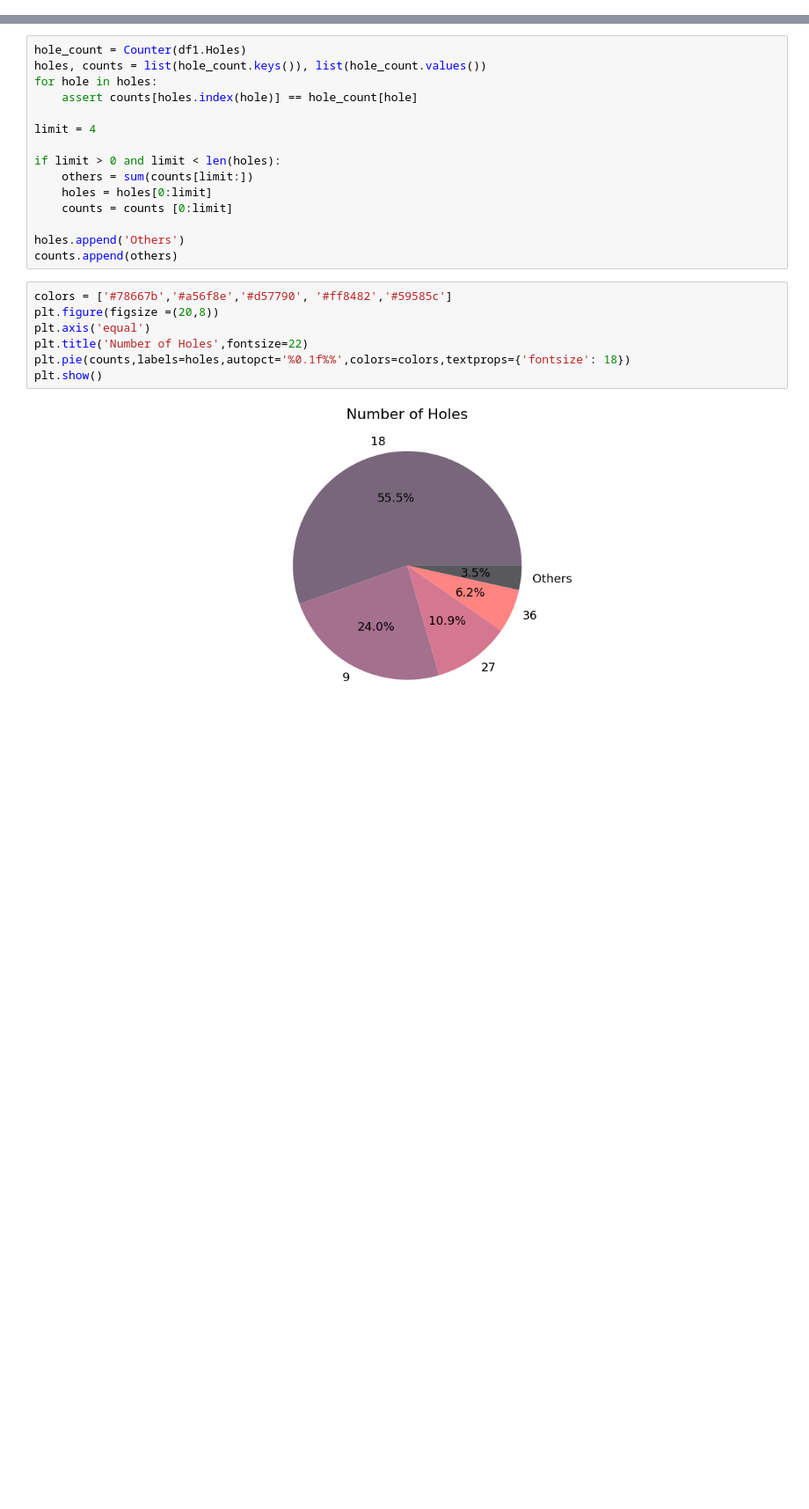
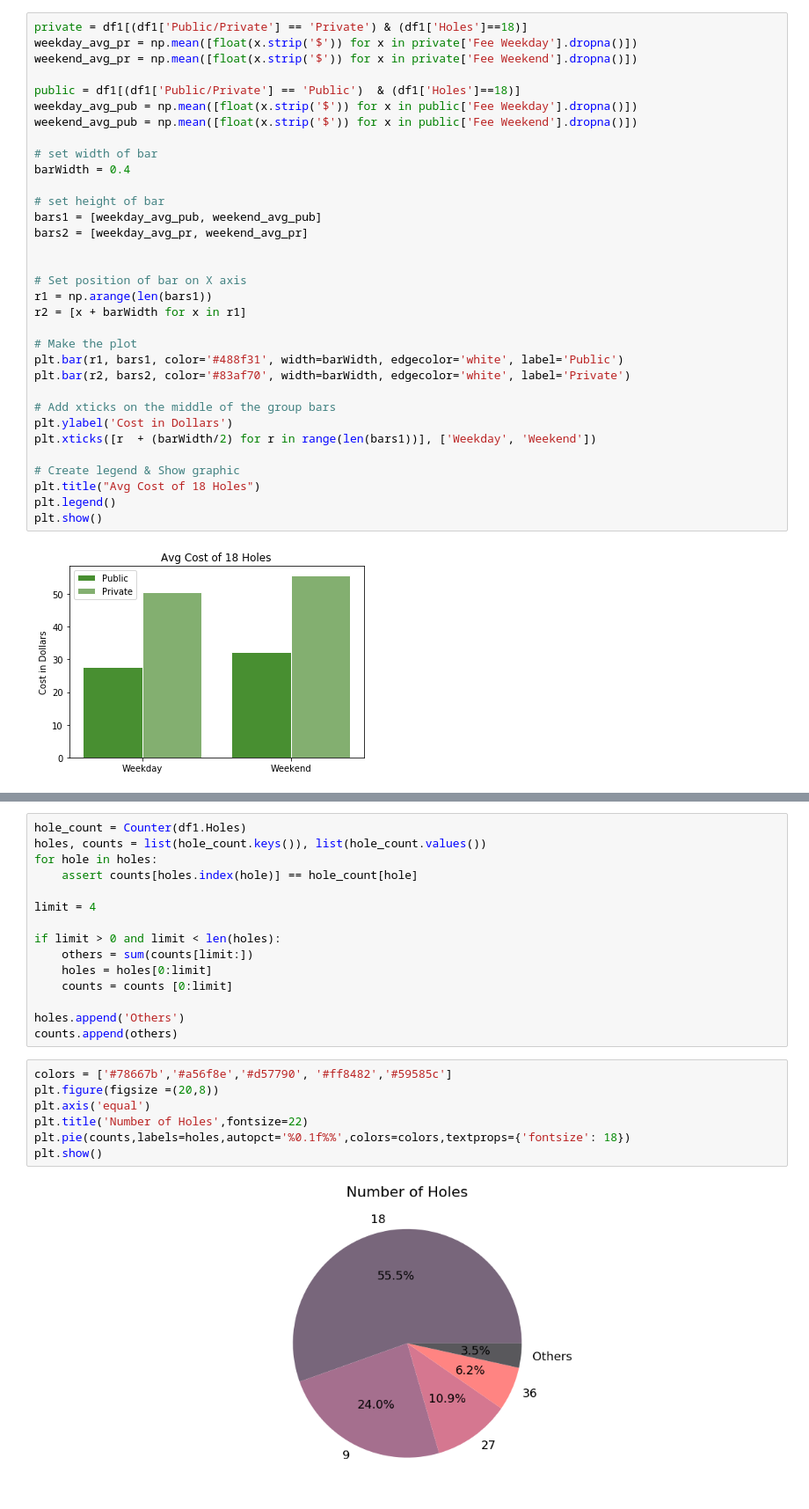
Before and after one commit to seanconeys/US_Golf_Courses, a Jupyter notebook: Golf_Courses.ipynb, the cells around one changed output, grey strips where cells are left out. Shown: that part at 88% size. Saved outputs shown, nothing was run; the diff lists cells and outputs as text; blank space fills up the shorter version.

```diff
--- a/Golf_Courses.ipynb
+++ b/Golf_Courses.ipynb
@@ -246,0 +110,35 @@ Loading BokehJS ...
+# %%
+private = df1[(df1['Public/Private'] == 'Private') & (df1['Holes']==18)]
+weekday_avg_pr = np.mean([float(x.strip('$')) for x in private['Fee Weekday'].dropna()])
+weekend_avg_pr = np.mean([float(x.strip('$')) for x in private['Fee Weekend'].dropna()])
+
+public = df1[(df1['Public/Private'] == 'Public')  & (df1['Holes']==18)]
+weekday_avg_pub = np.mean([float(x.strip('$')) for x in public['Fee Weekday'].dropna()])
+weekend_avg_pub = np.mean([float(x.strip('$')) for x in public['Fee Weekend'].dropna()])
+
+# set width of bar
+barWidth = 0.4
+
+# set height of bar
+bars1 = [weekday_avg_pub, weekend_avg_pub]
+bars2 = [weekday_avg_pr, weekend_avg_pr]
+
+
+# Set position of bar on X axis
+r1 = np.arange(len(bars1))
+r2 = [x + barWidth for x in r1]
+
+# Make the plot
+plt.bar(r1, bars1, color='#488f31', width=barWidth, edgecolor='white', label='Public')
+plt.bar(r2, bars2, color='#83af70', width=barWidth, edgecolor='white', label='Private')
+
+# Add xticks on the middle of the group bars
+plt.ylabel('Cost in Dollars')
+plt.xticks([r  + (barWidth/2) for r in range(len(bars1))], ['Weekday', 'Weekend'])
+
+# Create legend & Show graphic
+plt.title("Avg Cost of 18 Holes")
+plt.legend()
+plt.show()
+# %% [output]
+[figure, added]
```
Also changed, not shown: parts of 12 cells of this notebook.
